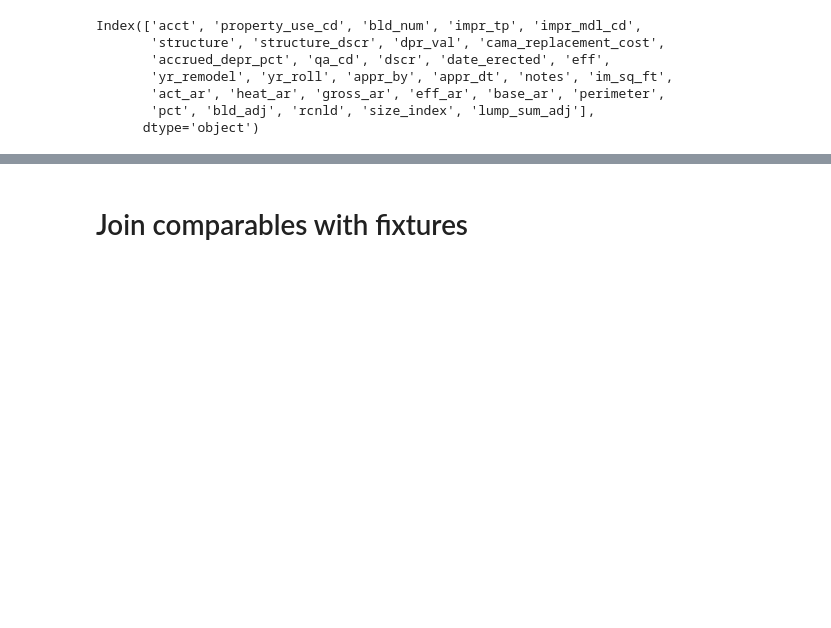
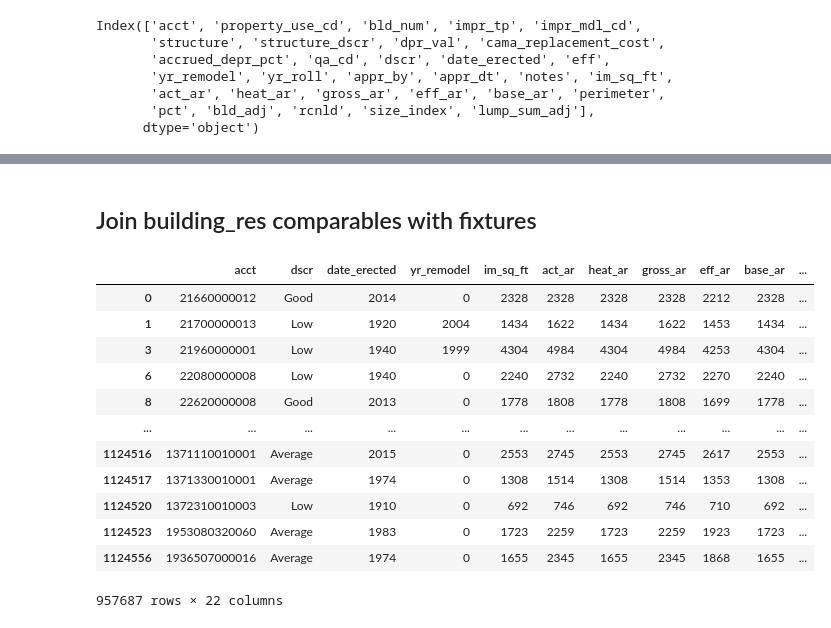
Before and after one commit to RafaelPinto/hcad_pred, a Jupyter notebook: notebooks/01_Exploratory/1.0-rp-hcad-data-view.ipynb, the cells around one changed output, grey strips where cells are left out. Saved outputs shown, nothing was run; the diff lists cells and outputs as text; code cells hidden in the pictures; blank space fills up the shorter version.

Commit message:
Complete part two of notebook: load fixtures

```diff
--- a/notebooks/01_Exploratory/1.0-rp-hcad-data-view.ipynb
+++ b/notebooks/01_Exploratory/1.0-rp-hcad-data-view.ipynb
@@ -296,0 +323,7 @@ Name: pct, Length: 97, dtype: int64
+# %%
+cols = fixtures_df['type_dscr'].value_counts().head(10).index
+# %%
+cond0 = fixtures_df['type_dscr'].isin(cols)
+fixtures_df = fixtures_df.loc[cond0, :]
+# %%
+fixtures_pivot = fixtures_df.pivot_table(index='acct', columns='type_dscr', values='units', fill_value=0)
@@ -297,2 +340,2 @@ Name: pct, Length: 97, dtype: int64
 # %% [markdown]
-# Join comparables with fixtures
+## Join building_res comparables with fixtures
@@ -304,3 +342,25 @@ fixtures = Table(fixtures_fn, '2016')
+# %%
+comps = building_res_comps.merge(fixtures_pivot,
+                                how='inner',
+                                left_on='acct',
+                                right_index=True,
+                                validate='one_to_one')
+# %%
+comps
+# %% [output]
+|  | acct | dscr | date_erected | yr_remodel | im_sq_ft | act_ar | heat_ar | gross_ar | eff_ar | base_ar | ... |
+| 0 | 21660000012 | Good | 2014 | 0 | 2328 | 2328 | 2328 | 2328 | 2212 | 2328 | ... |
+| 1 | 21700000013 | Low | 1920 | 2004 | 1434 | 1622 | 1434 | 1622 | 1453 | 1434 | ... |
+| 3 | 21960000001 | Low | 1940 | 1999 | 4304 | 4984 | 4304 | 4984 | 4253 | 4304 | ... |
+| 6 | 22080000008 | Low | 1940 | 0 | 2240 | 2732 | 2240 | 2732 | 2270 | 2240 | ... |
+| 8 | 22620000008 | Good | 2013 | 0 | 1778 | 1808 | 1778 | 1808 | 1699 | 1778 | ... |
+| ... | ... | ... | ... | ... | ... | ... | ... | ... | ... | ... | ... |
+| 1124516 | 1371110010001 | Average | 2015 | 0 | 2553 | 2745 | 2553 | 2745 | 2617 | 2553 | ... |
+| 1124517 | 1371330010001 | Average | 1974 | 0 | 1308 | 1514 | 1308 | 1514 | 1353 | 1308 | ... |
+| 1124520 | 1372310010003 | Low | 1910 | 0 | 692 | 746 | 692 | 746 | 710 | 692 | ... |
+| 1124523 | 1953080320060 | Average | 1983 | 0 | 1723 | 2259 | 1723 | 2259 | 1923 | 1723 | ... |
+| 1124556 | 1936507000016 | Average | 1974 | 0 | 1655 | 2345 | 1655 | 2345 | 1868 | 1655 | ... |
+957687 rows × 22 columns
 # %%
 real_acct_fn = ROOT_DIR / 'data/external/2016/Real_acct_owner/real_acct.txt'
 assert real_acct_fn.exists()
```
Also changed, not shown: parts of 20 cells of this notebook.
